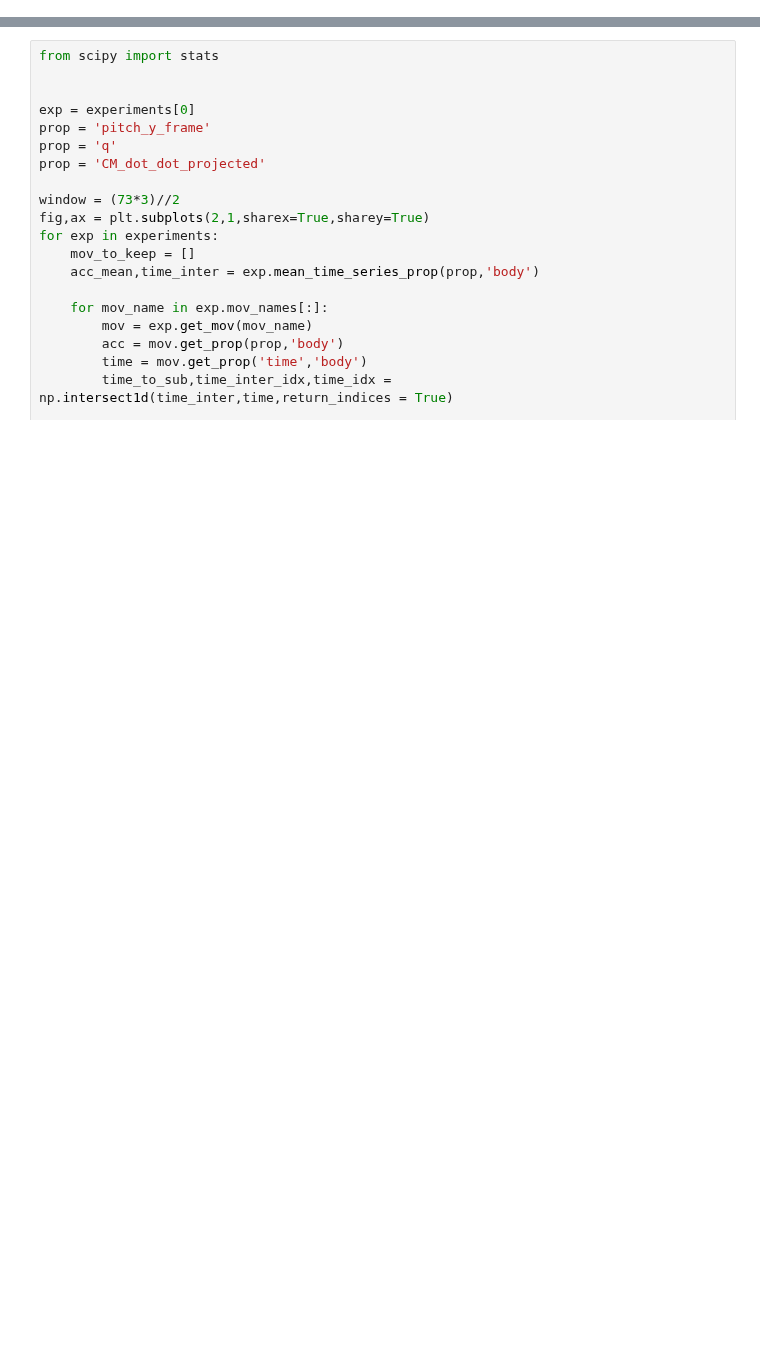
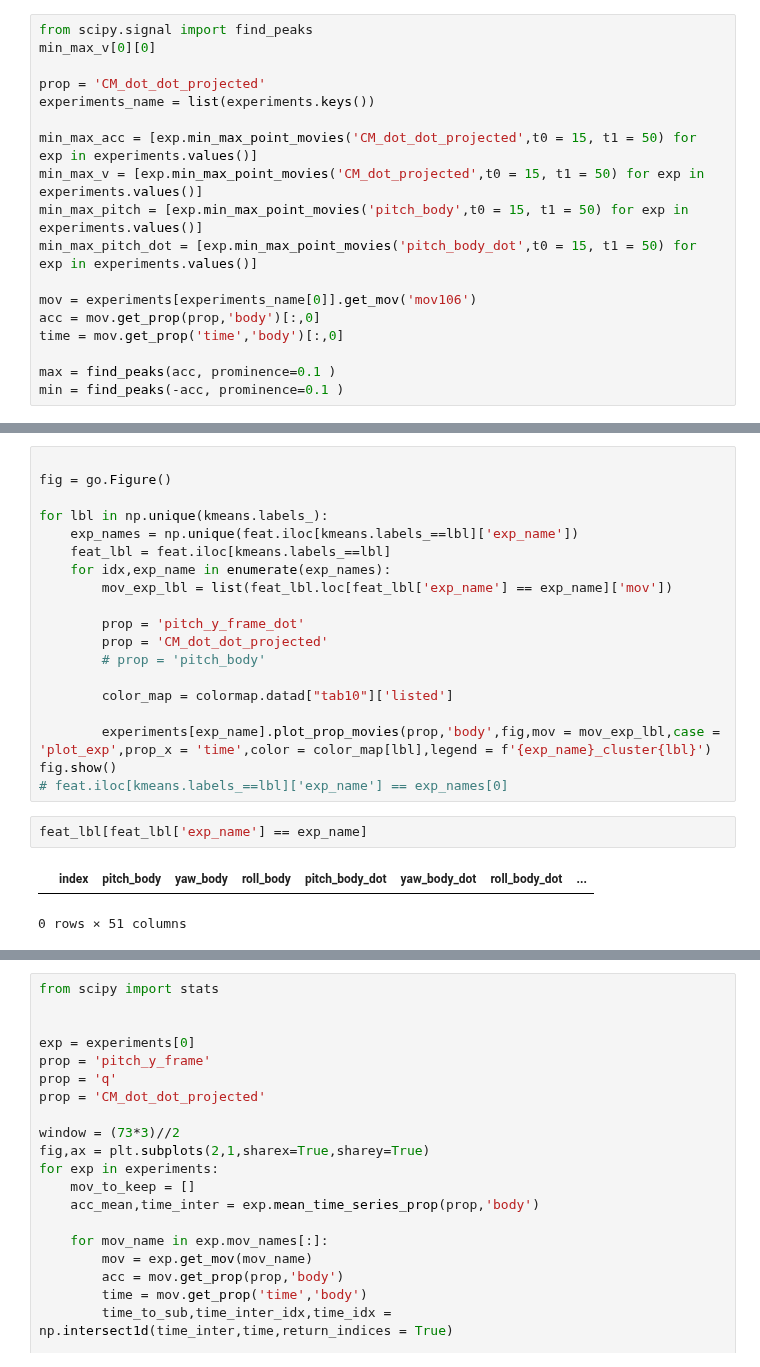
Before and after one commit to shuiit/experiment-analysis, a Jupyter notebook: data_analysis/main_notebook.ipynb, the cells around one changed output, grey strips where cells are left out. Cells and saved outputs as stored; diff of their text form; blank space fills up the shorter version.

```diff
--- a/data_analysis/main_notebook.ipynb
+++ b/data_analysis/main_notebook.ipynb
@@ -39,0 +49,18 @@ min_max_acc =[exp.min_max_point_movies('CM_dot_dot_projected') for exp in experi
+# %%
+from scipy.signal import find_peaks
+min_max_v[0][0]
+
+prop = 'CM_dot_dot_projected'
+experiments_name = list(experiments.keys())
+
+min_max_acc = [exp.min_max_point_movies('CM_dot_dot_projected',t0 = 15, t1 = 50) for exp in experiments.values()]
+min_max_v = [exp.min_max_point_movies('CM_dot_projected',t0 = 15, t1 = 50) for exp in experiments.values()]
+min_max_pitch = [exp.min_max_point_movies('pitch_body',t0 = 15, t1 = 50) for exp in experiments.values()]
+min_max_pitch_dot = [exp.min_max_point_movies('pitch_body_dot',t0 = 15, t1 = 50) for exp in experiments.values()]
+
+mov = experiments[experiments_name[0]].get_mov('mov106')
+acc = mov.get_prop(prop,'body')[:,0]
+time = mov.get_prop('time','body')[:,0]
+
+max = find_peaks(acc, prominence=0.1 )
+min = find_peaks(-acc, prominence=0.1 )
@@ -40,3 +214,27 @@ min_max_acc =[exp.min_max_point_movies('CM_dot_dot_projected') for exp in experi
+# %%
+
+fig = go.Figure()
+
+for lbl in np.unique(kmeans.labels_):
+    exp_names = np.unique(feat.iloc[kmeans.labels_==lbl]['exp_name'])
+    feat_lbl = feat.iloc[kmeans.labels_==lbl]
+    for idx,exp_name in enumerate(exp_names):
+        mov_exp_lbl = list(feat_lbl.loc[feat_lbl['exp_name'] == exp_name]['mov'])
+
+        prop = 'pitch_y_frame_dot'
+        prop = 'CM_dot_dot_projected'
+        # prop = 'pitch_body'
+
+        color_map = colormap.datad["tab10"]['listed']
+
+        experiments[exp_name].plot_prop_movies(prop,'body',fig,mov = mov_exp_lbl,case = 'plot_exp',prop_x = 'time',color = color_map[lbl],legend = f'{exp_name}_cluster{lbl}')
+fig.show()
+# feat.iloc[kmeans.labels_==lbl]['exp_name'] == exp_names[0]
+# %%
+feat_lbl[feat_lbl['exp_name'] == exp_name]
+# %% [output]
+|  | index | pitch_body | yaw_body | roll_body | pitch_body_dot | yaw_body_dot | roll_body_dot | ... |
+0 rows × 51 columns
 # %%
 from scipy import stats
 
```
Also changed, not shown: parts of 17 cells of this notebook, 4 other files.
